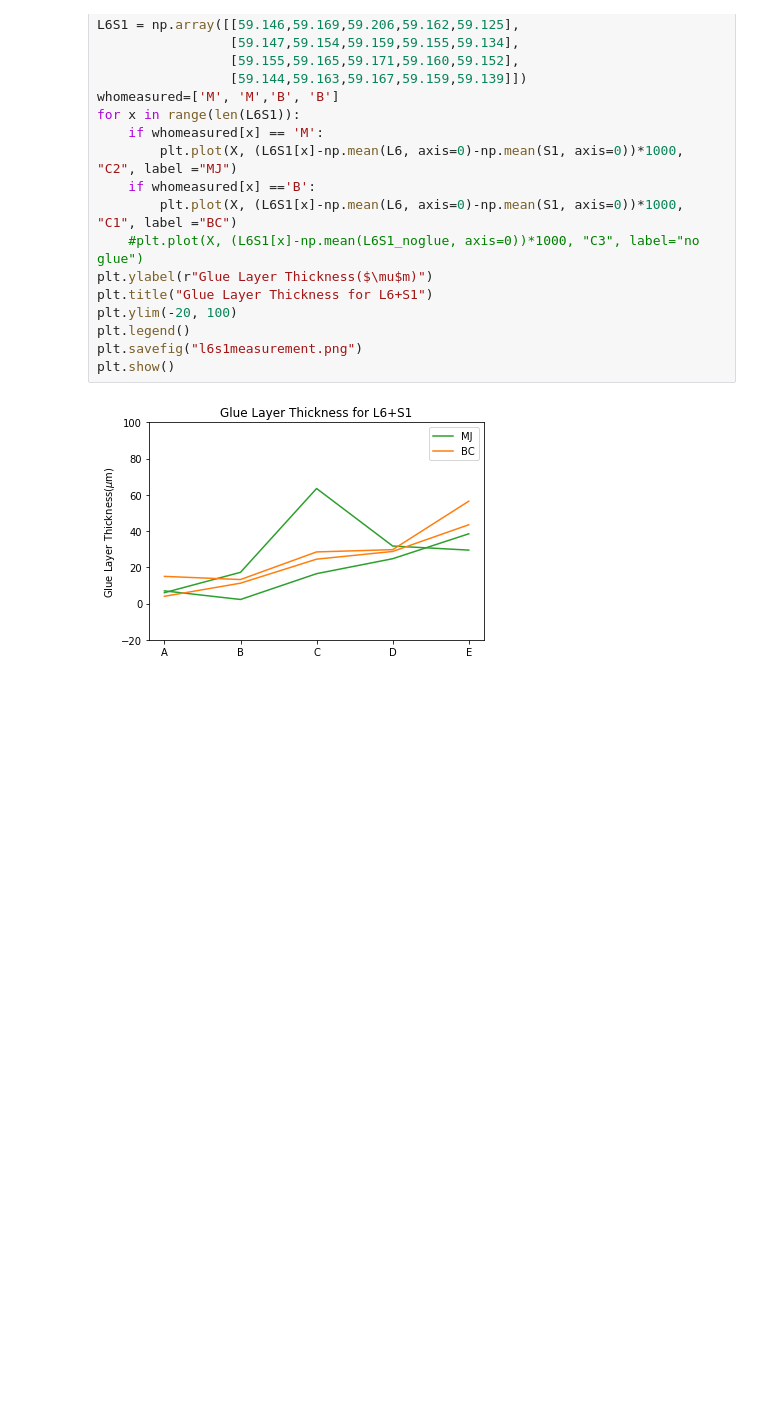
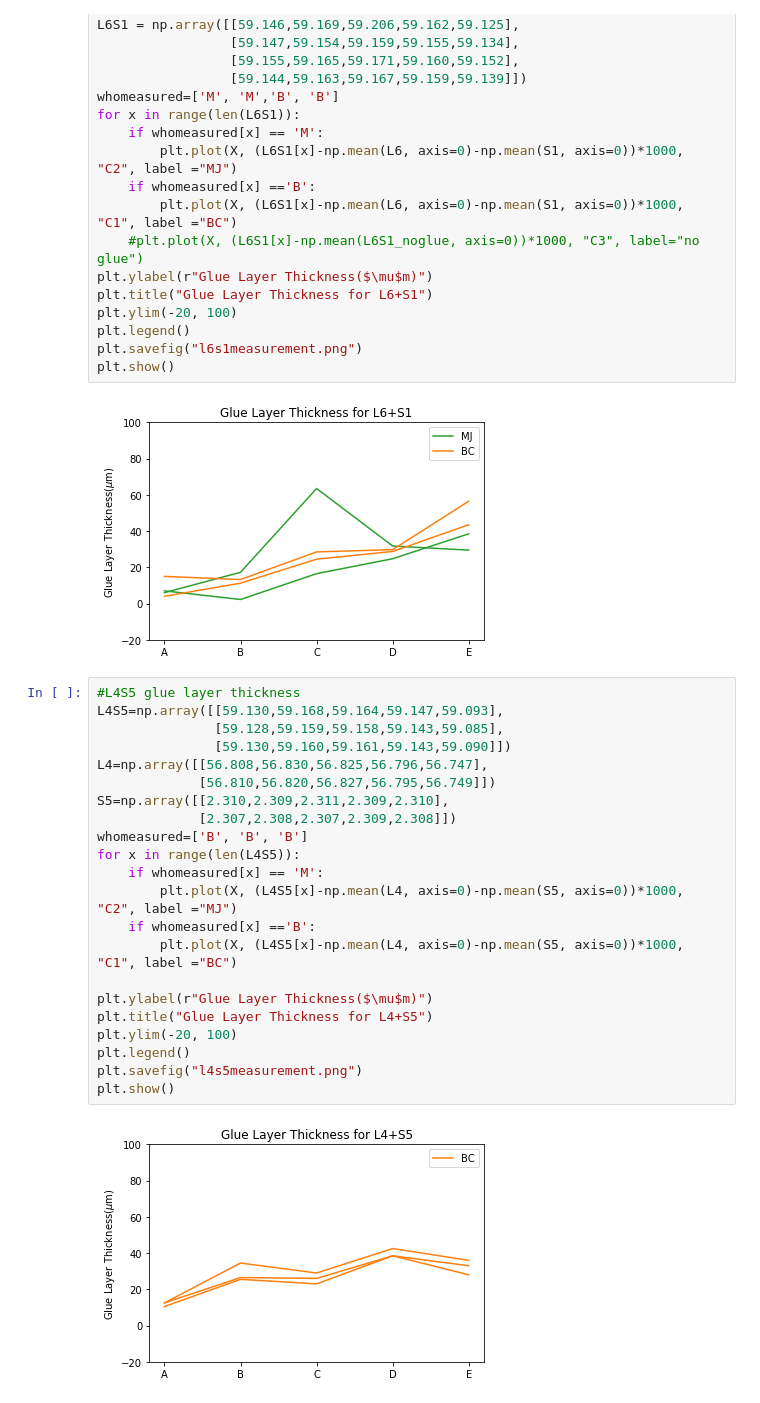
Before and after one commit to mariajose2398/CMS-MTD-BTL-SensorModule-Analysis, a Jupyter notebook: gluelayertransparency.ipynb, the cells around one changed output. Drawn from its saved outputs; the diff is of its cells as text; blank space fills up the shorter version.

Commit message:
Added individual plots for LYSO, SiPm and Module measurements for all measured till now. Plotted Glue layer thickness and no glue comparison for L4+S5 module.

```diff
--- a/gluelayertransparency.ipynb
+++ b/gluelayertransparency.ipynb
@@ -144,3 +144,27 @@ plt.savefig("l6s1measurement.png")
 plt.show()
 # %% [output]
 [figure]
+# %%
+#L4S5 glue layer thickness
+L4S5=np.array([[59.130,59.168,59.164,59.147,59.093],
+               [59.128,59.159,59.158,59.143,59.085],
+               [59.130,59.160,59.161,59.143,59.090]])
+L4=np.array([[56.808,56.830,56.825,56.796,56.747],
+             [56.810,56.820,56.827,56.795,56.749]])
+S5=np.array([[2.310,2.309,2.311,2.309,2.310],
+             [2.307,2.308,2.307,2.309,2.308]])
+whomeasured=['B', 'B', 'B']
+for x in range(len(L4S5)):
+    if whomeasured[x] == 'M':
+        plt.plot(X, (L4S5[x]-np.mean(L4, axis=0)-np.mean(S5, axis=0))*1000, "C2", label ="MJ")
+    if whomeasured[x] =='B':
+        plt.plot(X, (L4S5[x]-np.mean(L4, axis=0)-np.mean(S5, axis=0))*1000, "C1", label ="BC")
+
+plt.ylabel(r"Glue Layer Thickness($\mu$m)")
+plt.title("Glue Layer Thickness for L4+S5")
+plt.ylim(-20, 100)
+plt.legend()
+plt.savefig("l4s5measurement.png")
+plt.show()
+# %% [output]
+[figure, added]
```
Also changed, not shown: parts of 1 cell of this notebook, 10 other files.
